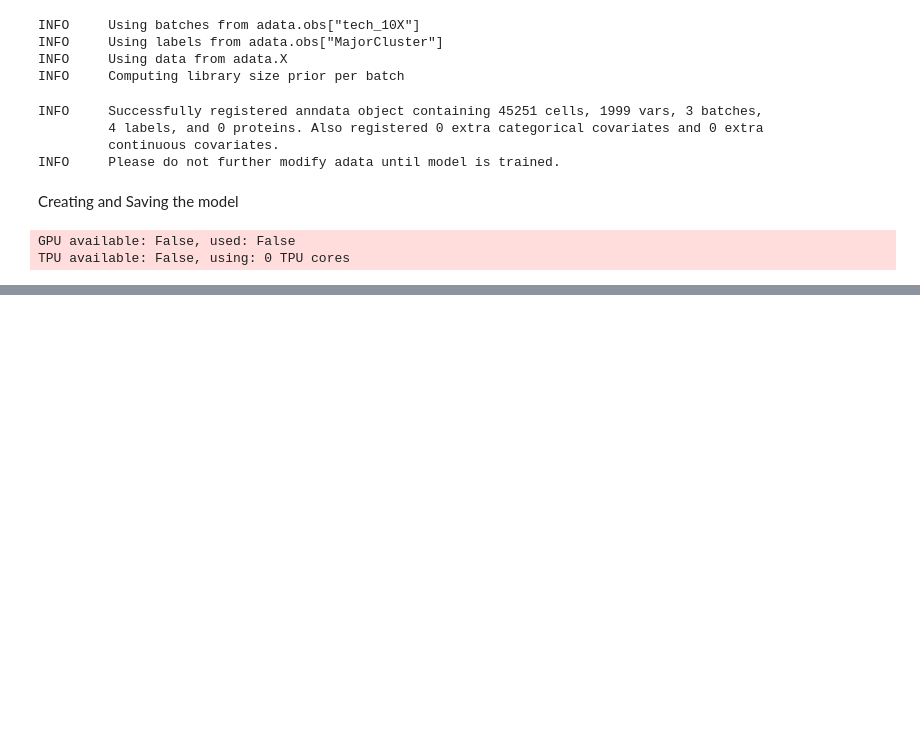
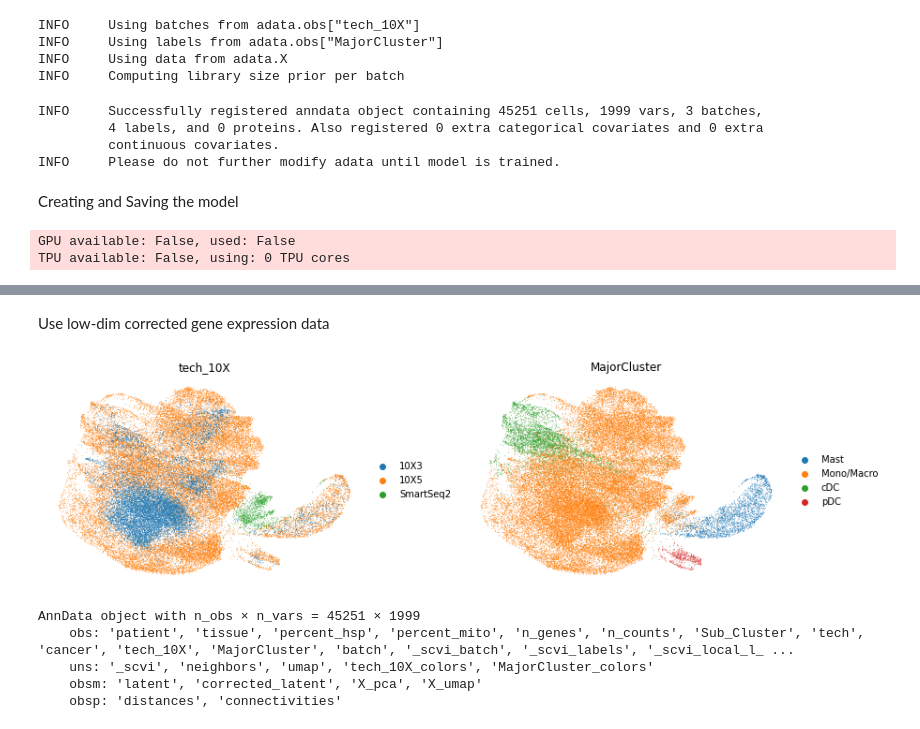
Before and after one commit to hiiiyilingzhang/PanMyeloid-assignment, a Jupyter notebook: report/DataExploration-scGen.ipynb, the cells around one changed output, grey strips where cells are left out. Cells and saved outputs as stored; diff of their text form; code cells hidden in the pictures; blank space fills up the shorter version.

```diff
--- a/report/DataExploration-scGen.ipynb
+++ b/report/DataExploration-scGen.ipynb
@@ -49,0 +75,16 @@ TPU available: False, using: 0 TPU cores
+# %% [markdown]
+Use low-dim corrected gene expression data
+# %%
+sc.pp.neighbors(corrected_adata, use_rep="corrected_latent")
+sc.tl.umap(corrected_adata)
+sc.pl.umap(corrected_adata, color=['tech_10X', 'MajorCluster'], wspace=0.2, frameon=False)
+# %% [output]
+[figure, added]
+# %%
+corrected_adata
+# %% [output]
+AnnData object with n_obs × n_vars = 45251 × 1999
+    obs: 'patient', 'tissue', 'percent_hsp', 'percent_mito', 'n_genes', 'n_counts', 'Sub_Cluster', 'tech', 'cancer', 'tech_10X', 'MajorCluster', 'batch', '_scvi_batch', '_scvi_labels', '_scvi_local_l_ ...
+    uns: '_scvi', 'neighbors', 'umap', 'tech_10X_colors', 'MajorCluster_colors'
+    obsm: 'latent', 'corrected_latent', 'X_pca', 'X_umap'
+    obsp: 'distances', 'connectivities'
```
Also changed, not shown: parts of 7 cells of this notebook.
